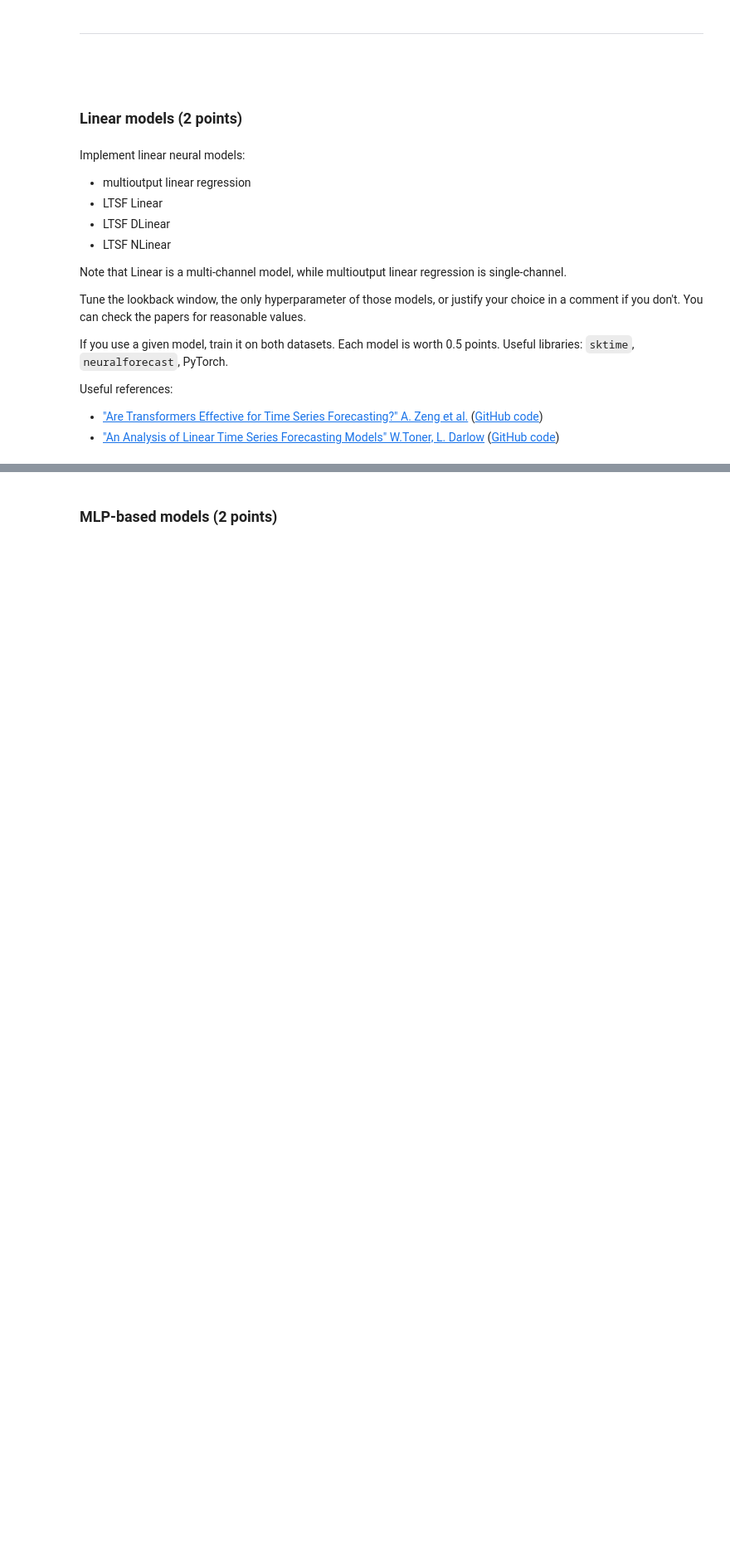
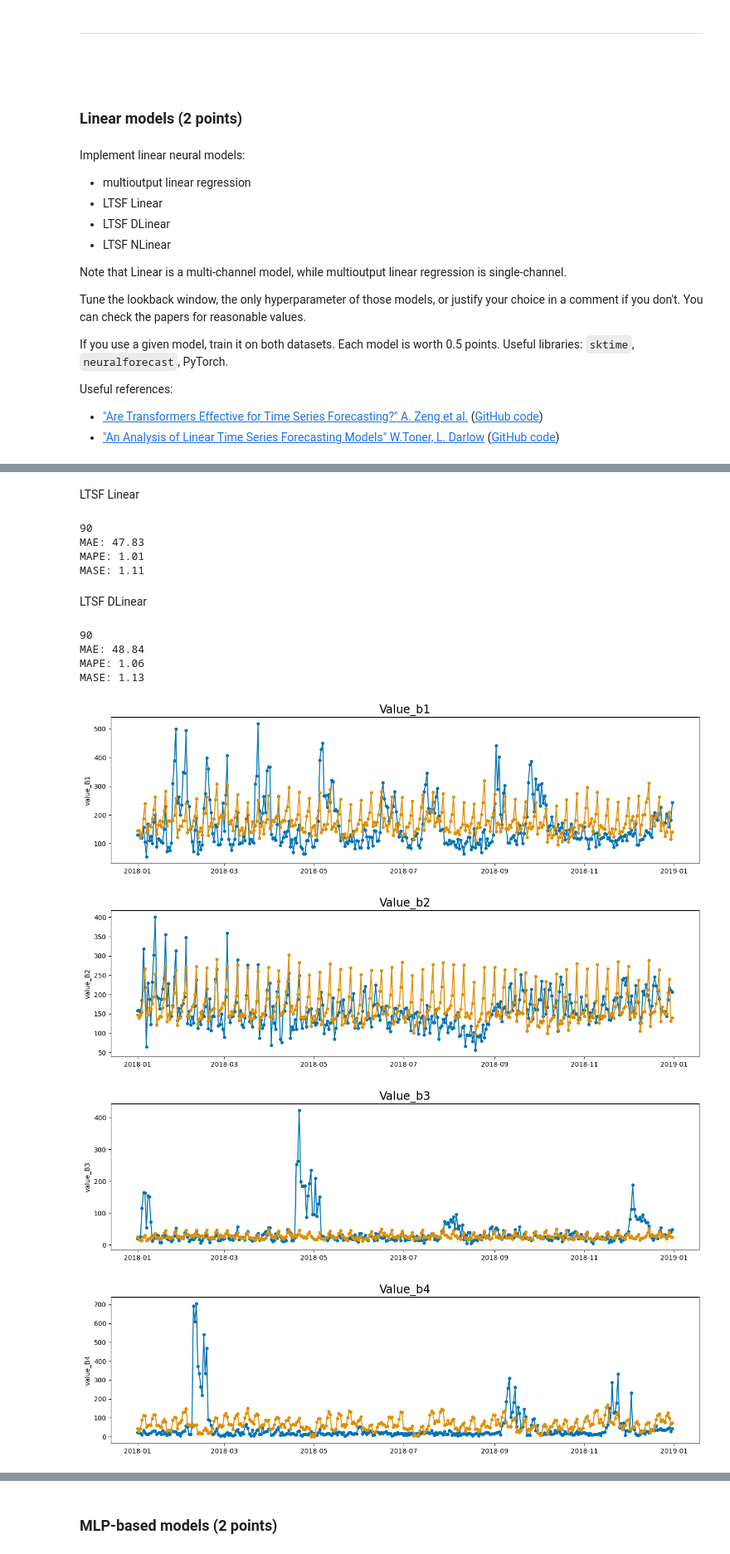
Before and after one commit to my-alaska/ml-course, a Jupyter notebook: time_series/time_series_2.ipynb, the cells around one changed output, grey strips where cells are left out. Shown at 83% size. Saved outputs shown, nothing was run; the diff lists cells and outputs as text; code cells hidden in the pictures; blank space fills up the shorter version.

```diff
--- a/time_series/time_series_2.ipynb
+++ b/time_series/time_series_2.ipynb
@@ -227,8 +227,6 @@ Each dataset is worth 1 point. `sktime` will be useful.
 
 ### Create an evaluation function
 # %%
-from typing import Optional
-
 import numpy as np
 from sktime.performance_metrics.forecasting import (
     mean_absolute_scaled_error,
@@ -236,8 +234,6 @@ from sktime.performance_metrics.forecasting import (
     mean_absolute_percentage_error,
 )
 from sktime.transformations.series.impute import Imputer
-from scipy.stats import anderson
-
 
 def evaluate_model(
     model,
@@ -253,7 +249,7 @@ def evaluate_model(
 
     fh = df_test.index
 
-    model.fit(y=df_train)
+    model.fit(y=df_train,fh=fh)
     predicted_values = model.predict(fh=fh)
 
     mae = mean_absolute_error(df_test, predicted_values)
@@ -375,0 +466,15 @@ from sktime.forecasting.ltsf import LTSFNLinearForecaster
+# %%
+def make_ltsfdlinear(seq_len):
+    return LTSFDLinearForecaster(seq_len=seq_len,pred_len=horizon)
+
+best_lookback = get_best_param(
+    model_initializer=make_ltsfdlinear,
+    df_train=df_energy_train,
+    param_values=[720,365,200,10,50,25],
+    initial_expanding_window=2900,
+    step=50)
+
+print(best_lookback)
+
+model = LTSFDLinearForecaster(seq_len=best_lookback,pred_len=horizon)
+evaluate_model(model,df_energy_train,df_energy_test)
@@ -375,0 +511,3 @@ from sktime.forecasting.ltsf import LTSFNLinearForecaster
+# %%
+horizon = df_pasta_test.shape[0]
+potential_windows = [90,60,30,20,15,10]
@@ -375,0 +536,48 @@ from sktime.forecasting.ltsf import LTSFNLinearForecaster
+# %% [markdown]
+LTSF Linear
+# %%
+def make_ltsf(seq_len):
+    return LTSFLinearForecaster(seq_len=seq_len,pred_len=horizon)
+
+best_lookback = get_best_param(
+    model_initializer=make_ltsf,
+    df_train=df_pasta_train,
+    param_values=potential_windows,
+    initial_expanding_window=1000,
+    step=25)
+
+print(best_lookback)
+
+model = LTSFLinearForecaster(seq_len=best_lookback,pred_len=horizon)
+evaluate_model(model,df_pasta_train,df_pasta_test)
+# %% [output]
+90
+MAE: 47.83
+MAPE: 1.01
+MASE: 1.11
+# %% [markdown]
+LTSF DLinear
+# %%
+def make_ltsfdlinear(seq_len):
+    return LTSFDLinearForecaster(seq_len=seq_len,pred_len=horizon)
+
+best_lookback = get_best_param(
+    model_initializer=make_ltsfdlinear,
+    df_train=df_pasta_train,
+    param_values=potential_windows,
+    initial_expanding_window=1000,
+    step=10)
+
+print(best_lookback)
+
+model = LTSFDLinearForecaster(seq_len=best_lookback,pred_len=horizon)
+evaluate_model(model,df_pasta_train,df_pasta_test,plot_forecasts=True)
+# %% [output]
+90
+MAE: 48.84
+MAPE: 1.06
+MASE: 1.13
+[figure, added]
+[figure, added]
+[figure, added]
+[figure, added]
```
Also changed, not shown: parts of 27 cells of this notebook.
